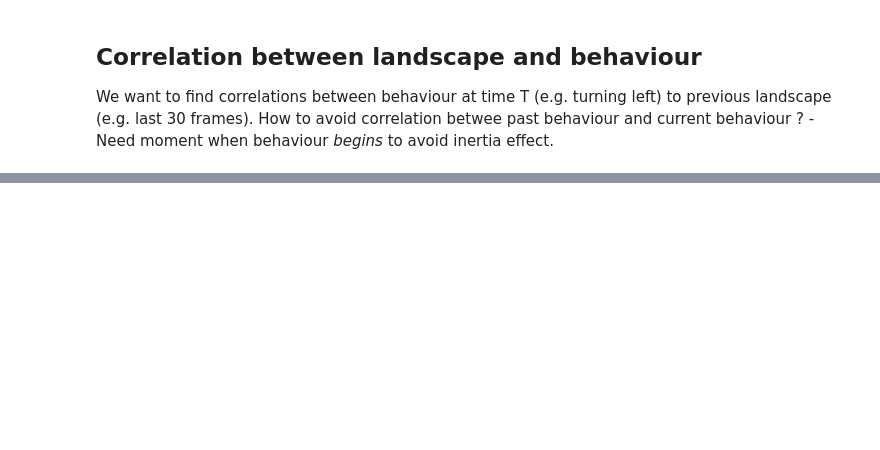
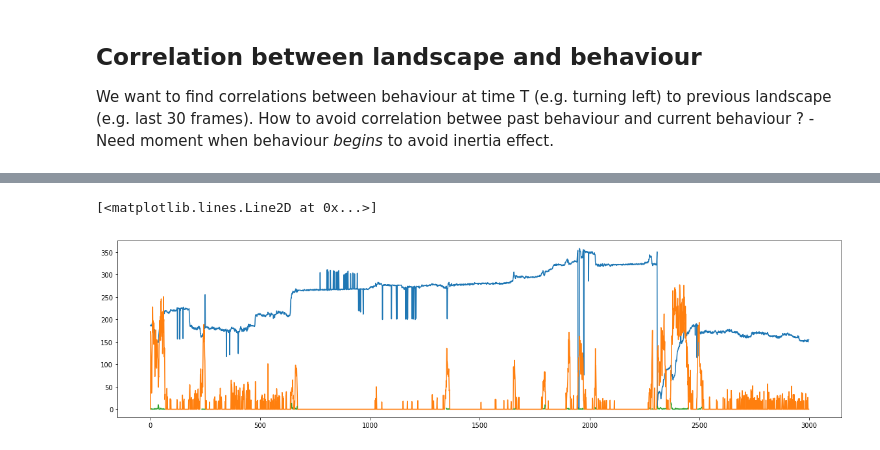
Before and after one commit to StrepsipZerg/flyDtracker, a Jupyter notebook: testing.ipynb, the cells around one changed output, grey strips where cells are left out. Drawn from its saved outputs; the diff is of its cells as text; code cells hidden in the pictures; blank space fills up the shorter version.

```diff
--- a/testing.ipynb
+++ b/testing.ipynb
@@ -282,0 +223,61 @@ plt.plot(new_angle[:1000])
+# %%
+#Calculate moving average and variance for every point :
+
+def rolling_stats_ori(fly, window_size):
+
+    mean = np.zeros(shape=(len(fly.orientations)))
+    var = np.zeros(shape=(len(fly.orientations)))
+    dir_mean = np.zeros(shape=(len(fly.orientations)))
+    dir_var = np.zeros(shape=(len(fly.orientations)))
+    x =  window_size #half the size of the window
+    for i in range(len(fly.orientations)):
+        ori_chunk = fly.orientations[int(i-x):int(i+x)]
+        dir_chunk = fly.directions[int(i-x):int(i+x)]
+
+        mean[i] = np.degrees(stats.circmean(np.radians(ori_chunk)))
+        var[i] = np.degrees(stats.circvar(np.radians(ori_chunk)))
+        dir_var[i] = np.degrees(stats.circvar(np.radians(dir_chunk)))
+        dir_mean[i] = np.degrees(stats.circmean(np.radians(dir_chunk)))
+
+    return dir_var, dir_mean
+
+#Search for fly that begin turning
+
+
+
+#Get the landscape of those fly just before they turned
+
+
+
+flystack = flyD.get_ori_pickle('6flies_1')
+
+focus = flystack[3]
+
+var, mean = rolling_stats_ori(focus, 2)
+var2, mean2 = rolling_stats_ori(focus, 5)
+var = var
+valid = np.zeros_like(var)
+#valid[:] = np.nan
+valid[var <= 10] = 1
+valid[var <= 1] = 0
+
+
+rolling_mean = np.zeros_like(valid)
+x =  10 #half the size of the window
+
+time_range = range(3000)
+plt.figure(figsize=(20,5))
+#plt.plot(fly_correc.orientations)
+#plt.plot(focus.old_ori[8000:9000])
+#plt.plot(focus.directions[time_range])
+plt.plot(focus.orientations[time_range])
+#plt.plot(focus.orientations[time_range])
+plt.plot(focus.speeds[time_range])
+plt.plot(var[time_range])
+
+#print(var[time_range])
+
+#print(focus.orientations[17300]-focus.old_ori[17300])
+# %% [output]
+[<matplotlib.lines.Line2D at 0x...>]
+[figure, added]
```
Also changed, not shown: parts of 8 cells of this notebook, 5 other files.
